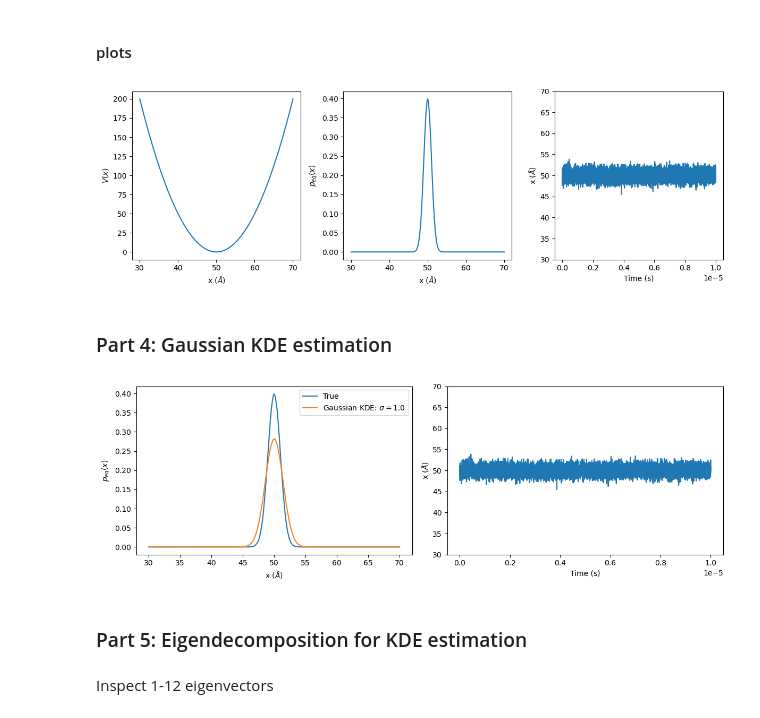
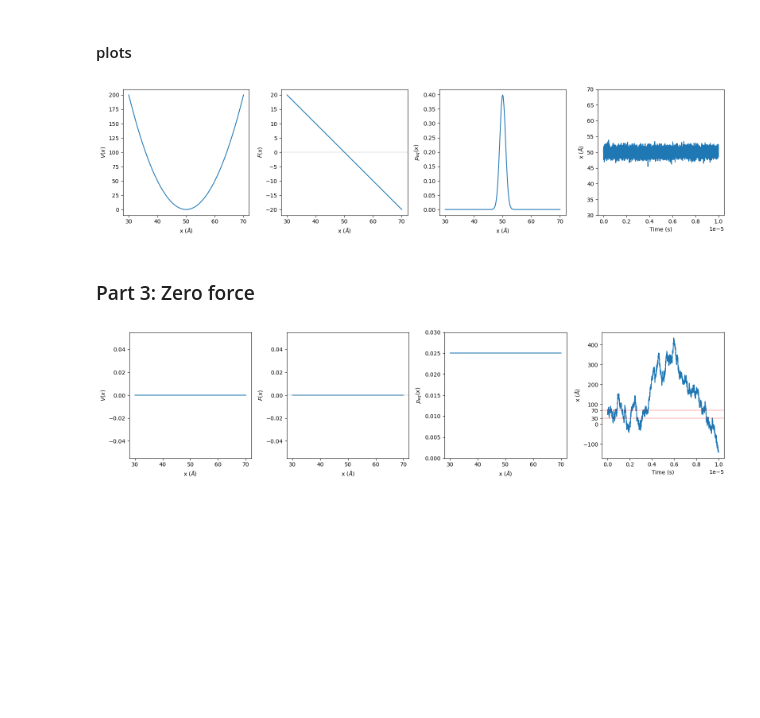
Before and after one commit to yizaochen/Alphabeta, a Jupyter notebook: notebooks/Langevin_dynamics.ipynb, the cells around one changed output. Drawn from its saved outputs; the diff is of its cells as text; code cells hidden in the pictures; blank space fills up the shorter version.

```diff
--- a/notebooks/Langevin_dynamics.ipynb
+++ b/notebooks/Langevin_dynamics.ipynb
@@ -21,6 +28,7 @@ N, xref, w0, Ldx, w = get_fem_xref_weights_basis(Nh, Np, xratio, xavg);
 k_eq = 0.5 # unit: kcal/mol/angstrom^2
 sigma_by_keq = 1 / sqrt(2 * k_eq)
 V_eq = harmonic_well_k_mean(xref, k_eq, xavg)
+F_eq = force_harmonic_well_k_mean(xref, k_eq, xavg)
 rho_eq = get_rhoeq(V_eq, w0)
 peq = rho_eq .* rho_eq
 D = 4.845e9 # Diffusion coefficient, unit: angstrom^2 s-1
@@ -54,28 +62,32 @@ D = load(f_in, "D"); # Diffusion coefficient, unit: angstrom^2 s-1
 # %% [markdown]
 #### plots
 # %%
-fig, axes = plt.subplots(ncols=3, nrows=1, figsize=(12,4))
+fig, axes = plt.subplots(ncols=4, nrows=1, figsize=(16,4))
 
 ax = axes[1]
 ax.plot(xref, V_eq)
 ax.set_xlabel("x (\$ \\AA \$)")
 ax.set_ylabel("\$ V(x) \$")
 
 ax = axes[2]
+ax.plot(xref, F_eq)
+ax.axhline(0, color="grey", alpha=0.2)
+ax.set_xlabel("x (\$ \\AA \$)")
+ax.set_ylabel("\$ F(x) \$")
+
+ax = axes[3]
 ax.plot(xref, rho_eq .* rho_eq)
 ax.set_xlabel("x (\$ \\AA \$)")
 ax.set_ylabel("\$ p_{eq}(x) \$")
 
-ax = axes[3]
+ax = axes[4]
 ax.plot(t_record, y_record)
 ax.set_xlabel("Time (s)")
 ax.set_ylabel("x (\$ \\AA \$)")
 ax.set_ylim(30,70)
 
 plt.tight_layout()
 #plt.savefig("single_well.svg")
 plt.show()
 # %% [output]
-[figure, old version]
+[figure, new version]
-# %% [markdown]
-### Part 4: Gaussian KDE estimation
@@ -83,0 +94,2 @@ peq_kde_estimate = gaussian_kde(xref, y_record, sigma_by_keq, w0);
+# %% [markdown]
+### Part 3: Zero force
@@ -84,24 +109,33 @@ peq_kde_estimate = gaussian_kde(xref, y_record, sigma_by_keq, w0);
 # %%
-fig, axes = plt.subplots(ncols=2, nrows=1, figsize=(12,4))
+fig, axes = plt.subplots(ncols=4, nrows=1, figsize=(16,4))
 
 ax = axes[1]
-ax.plot(xref, rho_eq .* rho_eq, label="True")
-ax.plot(xref, peq_kde_estimate, label="Gaussian KDE: \$\\sigma=1.0 \$")
+ax.plot(xref, V_eq)
+ax.set_xlabel("x (\$ \\AA \$)")
+ax.set_ylabel("\$ V(x) \$")
+
+ax = axes[2]
+ax.plot(xref, F_eq)
+ax.axhline(0, color="grey", alpha=0.2)
+ax.set_xlabel("x (\$ \\AA \$)")
+ax.set_ylabel("\$ F(x) \$")
+
+ax = axes[3]
+ax.plot(xref, rho_eq .* rho_eq)
 ax.set_xlabel("x (\$ \\AA \$)")
 ax.set_ylabel("\$ p_{eq}(x) \$")
-ax.legend()
+ax.set_ylim(0,0.03)
 
-
-ax = axes[2]
+ax = axes[4]
 ax.plot(t_record, y_record)
 ax.set_xlabel("Time (s)")
 ax.set_ylabel("x (\$ \\AA \$)")
-ax.set_ylim(30,70)
+ax.axhline(30, color="red", alpha=0.3)
+ax.axhline(70, color="red", alpha=0.3)
+ax.set_yticks([-100, 0, 30, 70, 100, 200, 300, 400])
 
 plt.tight_layout()
-#plt.savefig("Gaussian_Kde_harmonic_well.svg")
+#plt.savefig("zero_force_dynamic.svg")
 plt.show()
 # %% [output]
-[figure, old version]
+[figure, new version]
-# %% [markdown]
-### Part 5: Eigendecomposition for KDE estimation
@@ -111,2 +141,0 @@ LQ, Qx, rho = fem_solve_eigen_by_pref(Nh, Np, xratio, xavg, peq_kde_estimate, D,
-# %% [markdown]
-Inspect 1-12 eigenvectors
```
Also changed, not shown: parts of 14 cells of this notebook, 2 other files.
